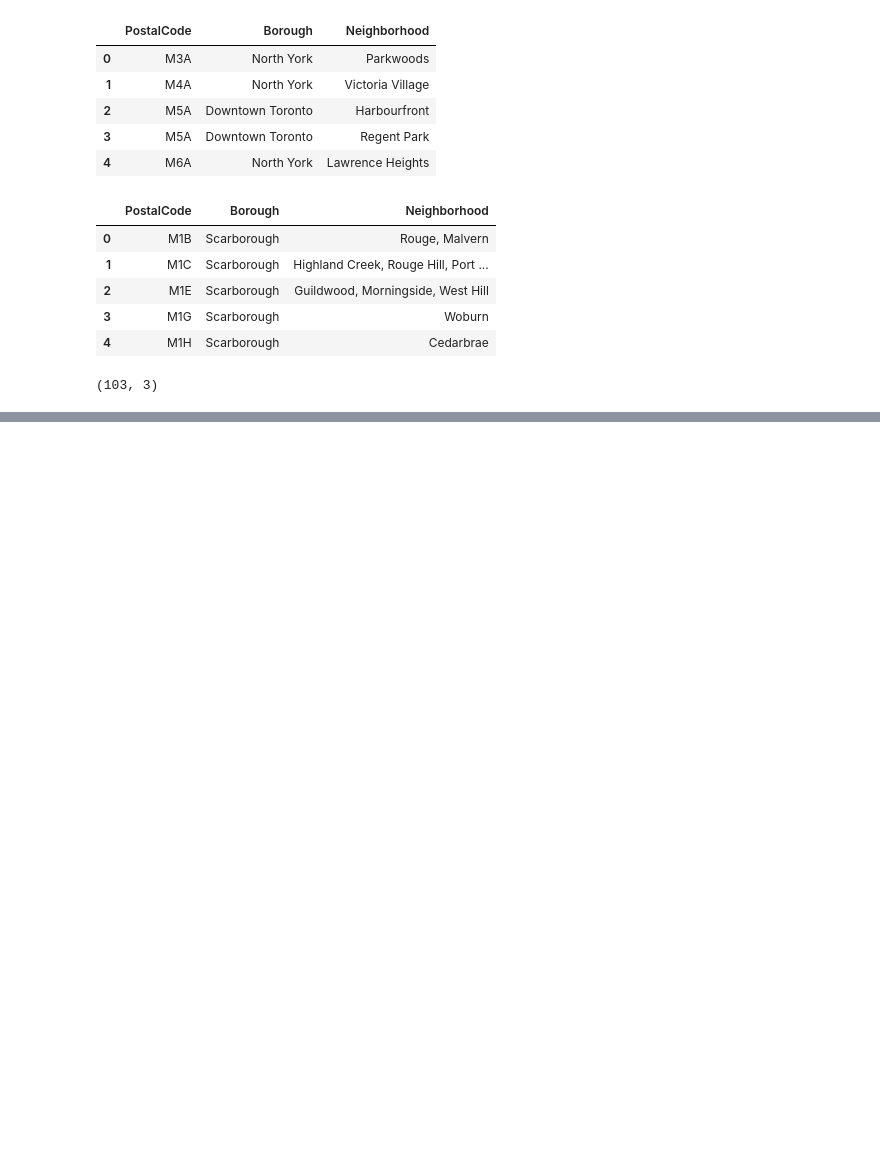
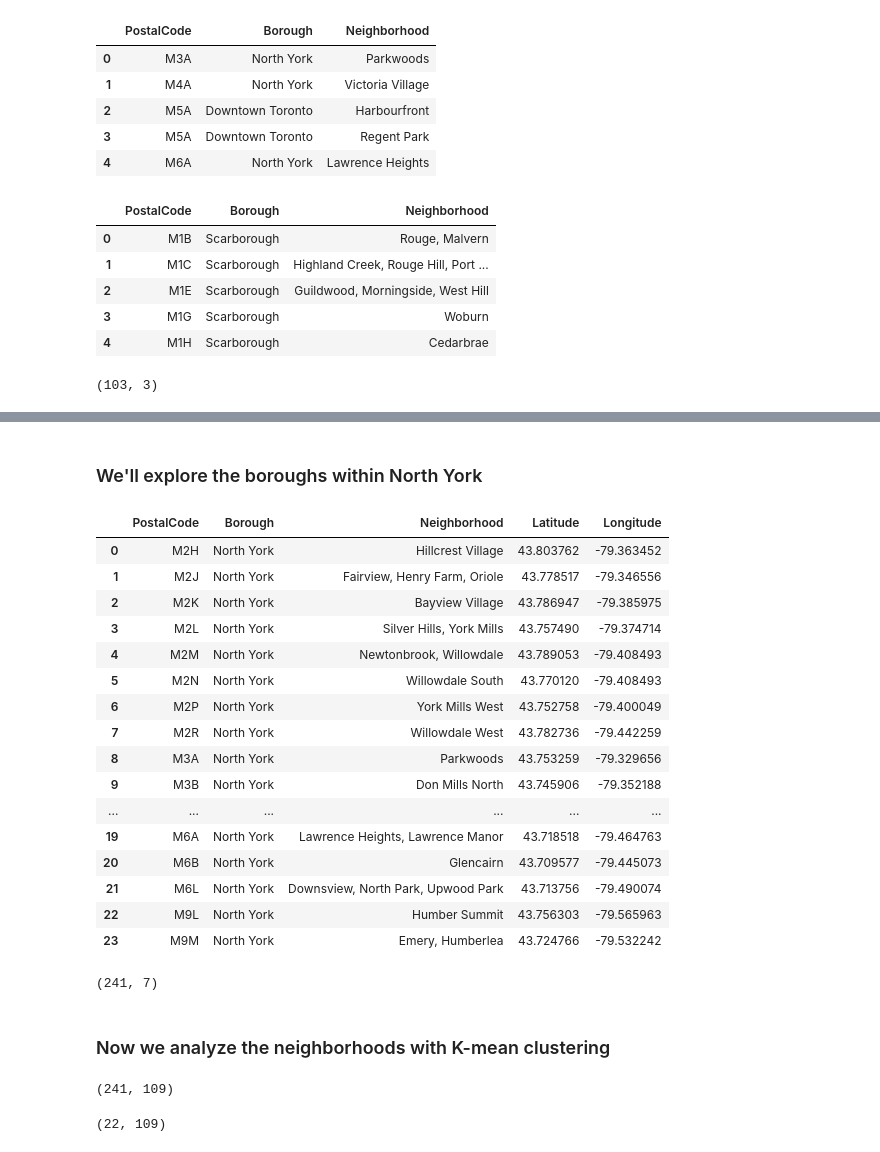
Before and after one commit to yshen2556/applied-data-science-capstone, a Jupyter notebook: capstone-project.ipynb, the cells around one changed output, grey strips where cells are left out. Drawn from its saved outputs; the diff is of its cells as text; code cells hidden in the pictures; blank space fills up the shorter version.

```diff
--- a/capstone-project.ipynb
+++ b/capstone-project.ipynb
@@ -98,0 +103,6 @@ df3.shape
+# %%
+dfLatLong = pd.read_csv('http://cocl.us/Geospatial_data')
+dfLatLong.head()
+#it appears that the Postal Code column in the csv file already matches that of the df3 dataframe. Let's check that.
+equal = dfLatLong['Postal Code'].equals(df3['PostalCode'])
+print(equal)
@@ -98,0 +111,6 @@ df3.shape
+# %%
+#So now just concatenate the two dataframes into one. But first I clean the dfLatLong dataframe so it only includes the geolocations.
+dfLatLong_concat = dfLatLong[['Latitude','Longitude']]
+#dfLatLong_concat.head()
+df4 = pd.concat([df3, dfLatLong_concat], axis=1)
+df4.head()
@@ -98,0 +173,26 @@ df3.shape
+# %% [markdown]
+### We'll explore the boroughs within North York
+# %%
+#We'll create another dataframe that only exclusive has the data for boroughs in North York
+NorthYork = df4.loc[df4['Borough']==' North York']
+df_NorthYork = pd.DataFrame(NorthYork)
+df_NorthYork.reset_index(drop=True, inplace=True)
+df_NorthYork
+# %% [output]
+|  | PostalCode | Borough | Neighborhood | Latitude | Longitude |
+| 0 | M2H | North York | Hillcrest Village | 43.803762 | -79.363452 |
+| 1 | M2J | North York | Fairview, Henry Farm, Oriole | 43.778517 | -79.346556 |
+| 2 | M2K | North York | Bayview Village | 43.786947 | -79.385975 |
+| 3 | M2L | North York | Silver Hills, York Mills | 43.757490 | -79.374714 |
+| 4 | M2M | North York | Newtonbrook, Willowdale | 43.789053 | -79.408493 |
+| 5 | M2N | North York | Willowdale South | 43.770120 | -79.408493 |
+| 6 | M2P | North York | York Mills West | 43.752758 | -79.400049 |
+| 7 | M2R | North York | Willowdale West | 43.782736 | -79.442259 |
+| 8 | M3A | North York | Parkwoods | 43.753259 | -79.329656 |
+| 9 | M3B | North York | Don Mills North | 43.745906 | -79.352188 |
+| ... | ... | ... | ... | ... | ... |
+| 19 | M6A | North York | Lawrence Heights, Lawrence Manor | 43.718518 | -79.464763 |
+| 20 | M6B | North York | Glencairn | 43.709577 | -79.445073 |
+| 21 | M6L | North York | Downsview, North Park, Upwood Park | 43.713756 | -79.490074 |
+| 22 | M9L | North York | Humber Summit | 43.756303 | -79.565963 |
+| 23 | M9M | North York | Emery, Humberlea | 43.724766 | -79.532242 |
@@ -98,0 +247,27 @@ df3.shape
+# %%
+NorthYork_venues = getNearbyVenues(names=df_NorthYork['Neighborhood'],
+                                   latitudes=df_NorthYork['Latitude'],
+                                   longitudes=df_NorthYork['Longitude']
+                                  )
+NorthYork_venues.head()
+print(NorthYork_venues.shape)
+# %% [output]
+(241, 7)
+# %% [markdown]
+### Now we analyze the neighborhoods with K-mean clustering
+# %%
+#Do some one-hot encoding on the venues info
+NorthYork_onehot = pd.get_dummies(NorthYork_venues[['Venue Category']], prefix="", prefix_sep="")
+NorthYork_onehot['Neighborhood'] = NorthYork_venues['Neighborhood']
+fixed_columns = [NorthYork_onehot.columns[-1]] + list(NorthYork_onehot.columns[:-1])
+NorthYork_onehot = NorthYork_onehot[fixed_columns]
+
+NorthYork_onehot.shape
+# %% [output]
+(241, 109)
+# %%
+#We group them and assign the mean of the frequency of appearance of each neighborhood
+NorthYork_grouped = NorthYork_onehot.groupby('Neighborhood').mean().reset_index()
+NorthYork_grouped.shape
+# %% [output]
+(22, 109)
```
Also changed, not shown: parts of 11 cells of this notebook.
